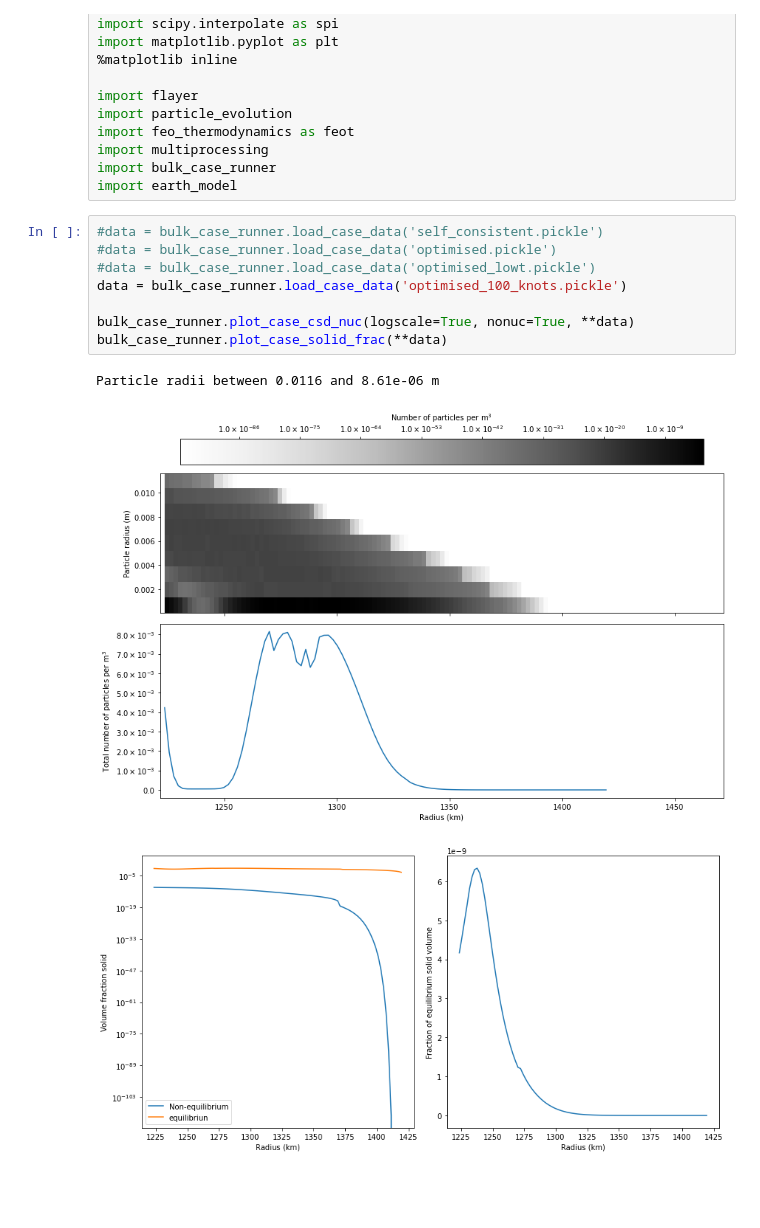
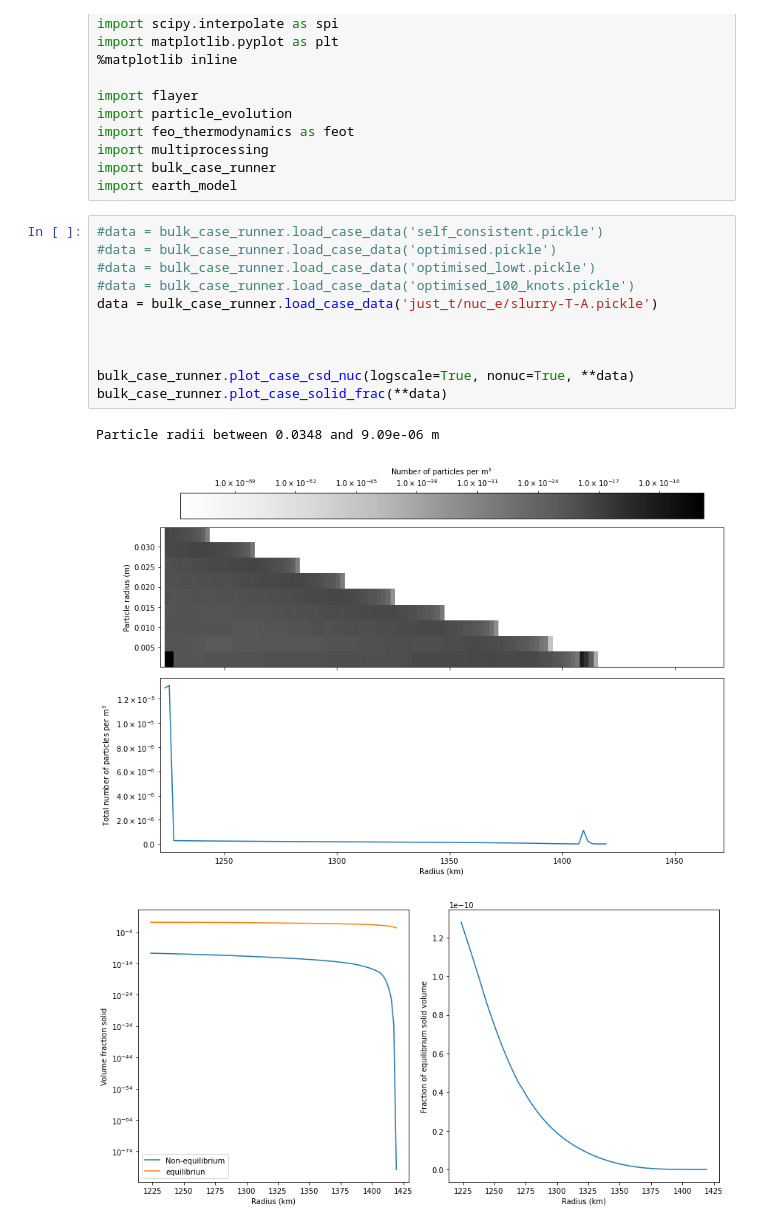
Before and after one commit to andreww/slurry, a Jupyter notebook: results_plotting.ipynb, the cells around one changed output. Cells and saved outputs as stored; diff of their text form; blank space fills up the shorter version.

```diff
--- a/results_plotting.ipynb
+++ b/results_plotting.ipynb
@@ -15,15 +15,18 @@ import earth_model
 # %%
 #data = bulk_case_runner.load_case_data('self_consistent.pickle')
 #data = bulk_case_runner.load_case_data('optimised.pickle')
 #data = bulk_case_runner.load_case_data('optimised_lowt.pickle')
-data = bulk_case_runner.load_case_data('optimised_100_knots.pickle')
+#data = bulk_case_runner.load_case_data('optimised_100_knots.pickle')
+data = bulk_case_runner.load_case_data('just_t/nuc_e/slurry-T-A.pickle')
+
+
 
 bulk_case_runner.plot_case_csd_nuc(logscale=True, nonuc=True, **data)
 bulk_case_runner.plot_case_solid_frac(**data)
 # %% [output]
-Particle radii between 0.0116 and 8.61e-06 m
+Particle radii between 0.0348 and 9.09e-06 m
-[figure, old version]
+[figure, new version]
-[figure, old version]
+[figure, new version]
 # %%
 # This is where we set all the F-layer parameters. Quite slow (due to liquidus calc I think)
 
```
Also changed, not shown: parts of 2 cells of this notebook, 3 other files.
